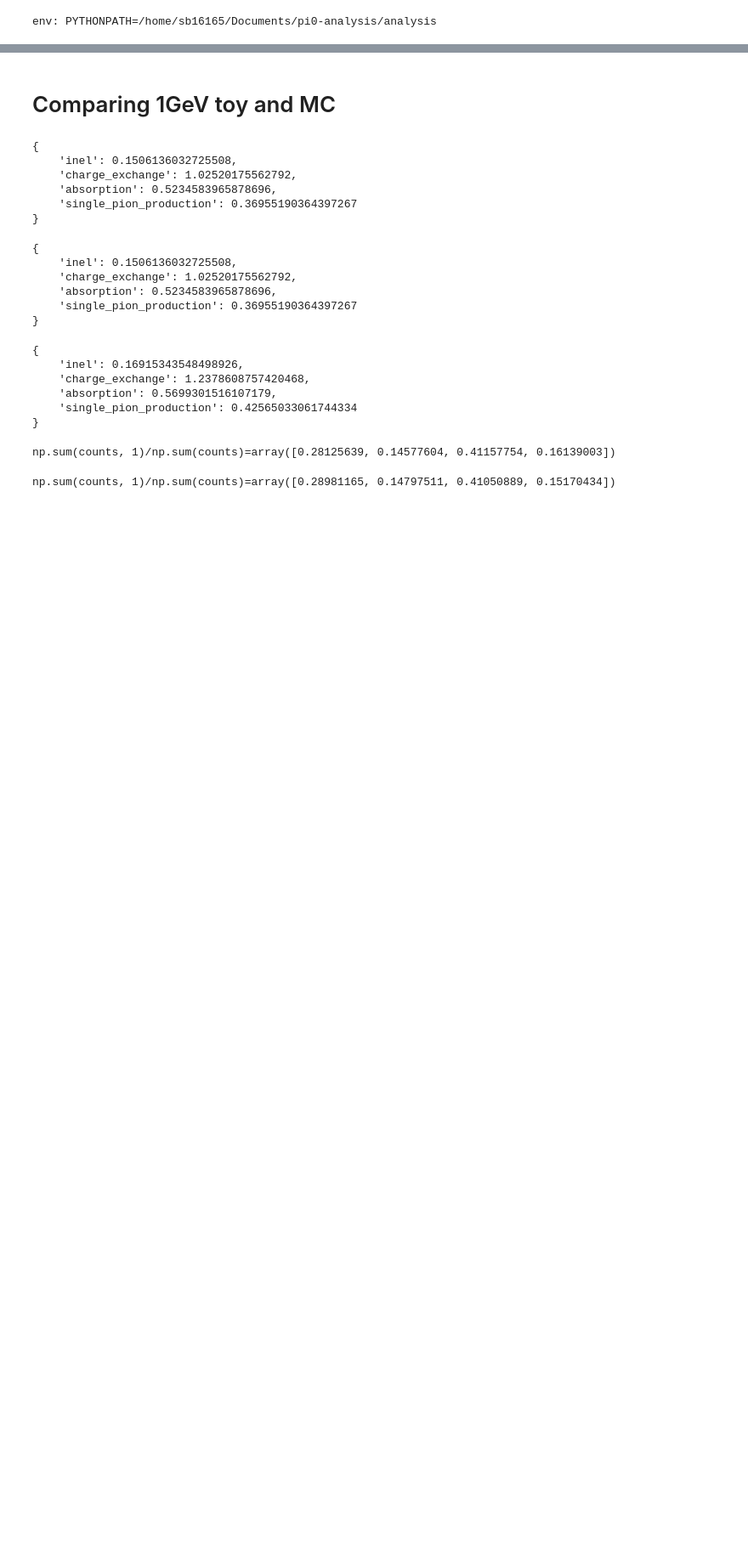
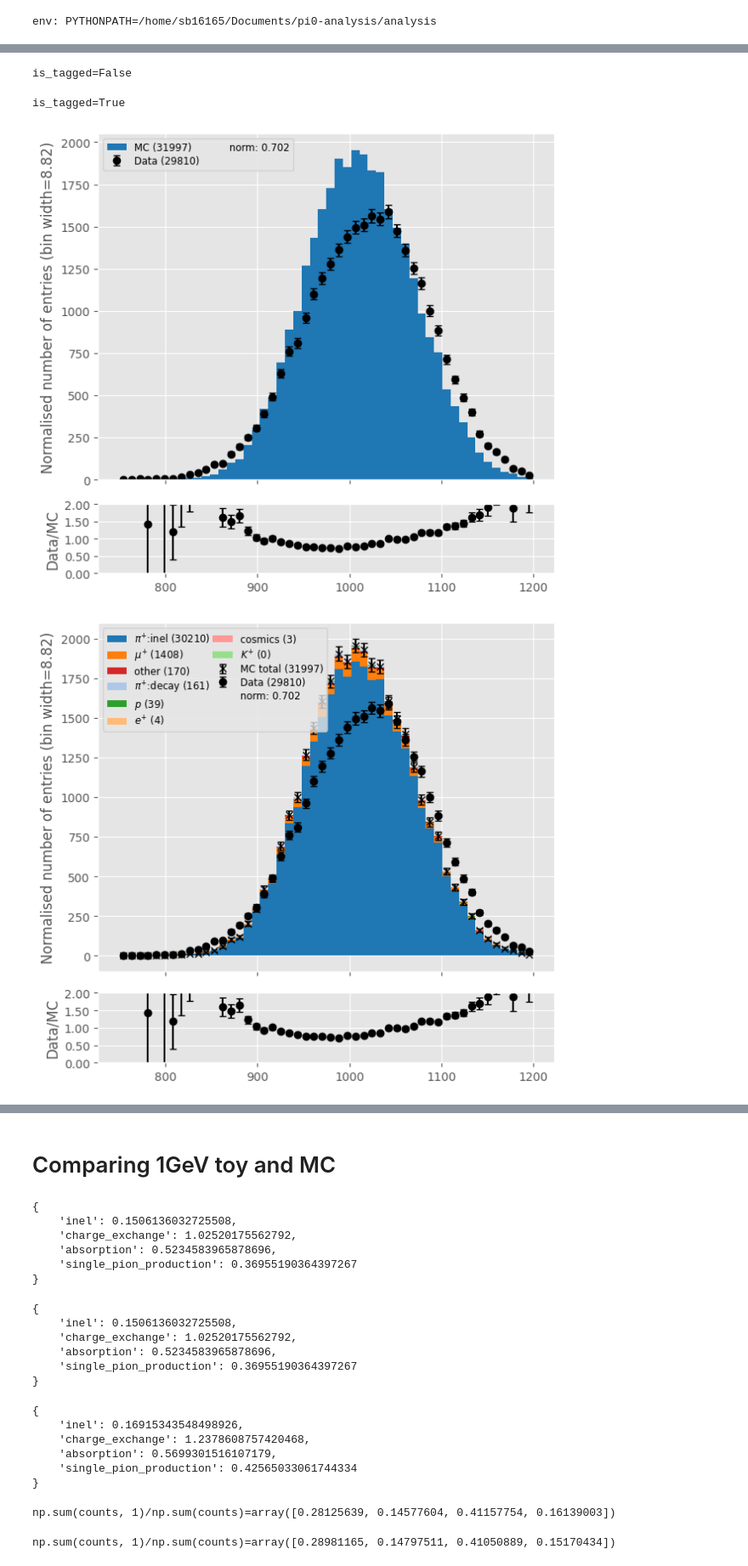
Before and after one commit to dlindebaum/pion-argon-xs-analysis, a Jupyter notebook: analysis/notebooks/cex_reco_analysis.ipynb, the cells around one changed output, grey strips where cells are left out. Shown at 85% size. Cells and saved outputs as stored; diff of their text form; code cells hidden in the pictures; blank space fills up the shorter version.

```diff
--- a/analysis/notebooks/cex_reco_analysis.ipynb
+++ b/analysis/notebooks/cex_reco_analysis.ipynb
@@ -144,0 +147,11 @@ analysis_input_toy = cex_analyse.CreateAnalysisInput(toy, args, True) # without
+# %%
+ntuples = {"mc" : Master.Data(args.mc_file, nTuple_type = args.ntuple_type), "data" : Master.Data(args.data_file, nTuple_type = args.ntuple_type)}
+ntuples_selected = {k : cex_analyse.BeamPionSelection(v, args, k == "mc") for k, v in ntuples.items()}
+# %%
+x = {s : ntuples_selected[s].recoParticles.beam_inst_P for s in ntuples_selected}
+
+print(f"{x=}")
+
+Plots.PlotHistDataMC(x["data"], x["mc"], x_range = [750, 1200], bins = 50, norm = args.norm)
+Plots.PlotTagged(x["mc"], cross_section.Tags.GenerateTrueBeamParticleTags(ntuples_selected["mc"]), data2 = x["data"], x_range = [750, 1200], bins = 50, norm = args.norm)
+# %% [output]
@@ -144,0 +160,4 @@ analysis_input_toy = cex_analyse.CreateAnalysisInput(toy, args, True) # without
+is_tagged=False
+is_tagged=True
+[figure, added]
+[figure, added]
```
Also changed, not shown: parts of 9 cells of this notebook, 3 other files.
